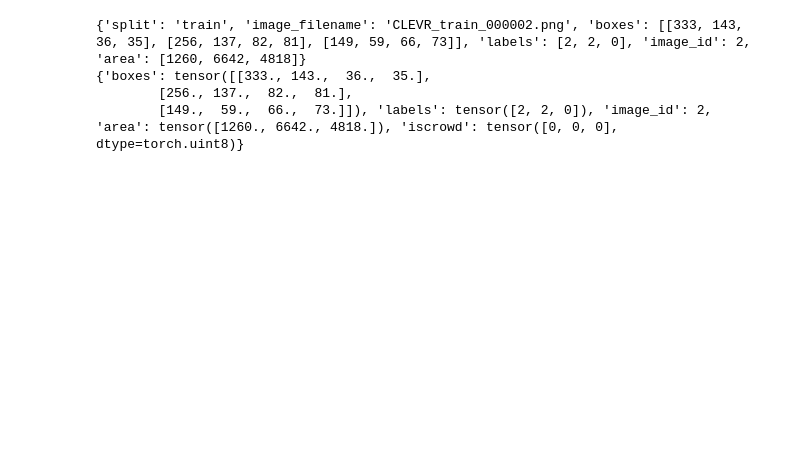
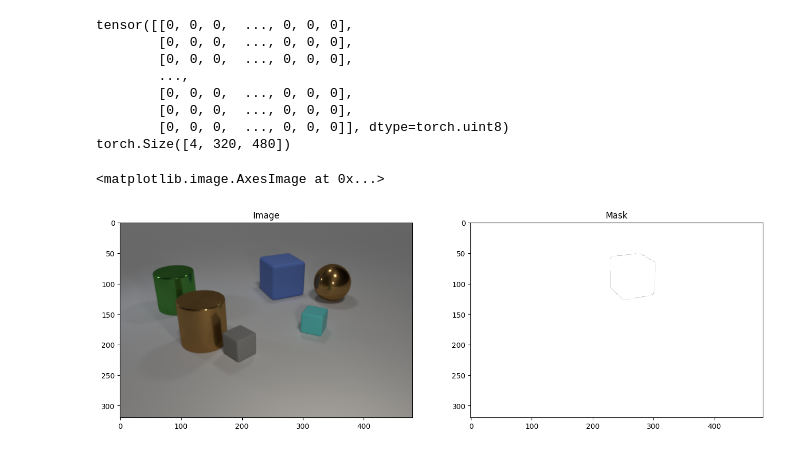
Before and after one commit to mary-martin/spatial-reasoning, a Jupyter notebook: image_processing/dataset_prep.ipynb, the cells around one changed output. Drawn from its saved outputs; the diff is of its cells as text; code cells hidden in the pictures; blank space fills up the shorter version.

```diff
--- a/image_processing/dataset_prep.ipynb
+++ b/image_processing/dataset_prep.ipynb
@@ -12,10 +14,16 @@ image_metadata = sorted(glob.glob(f"{metadata_dir}/*.json"))
 # %%
-clevr_test = CustomDataset(dataset_images, image_metadata)
-print(clevr_test.annotations[2])
-img, annotation = clevr_test.__getitem__(2)
-print(annotation)
+clevr_test = CustomDataset(image_dir, metadata_dir, mask_dir, transforms=None)
+# print(clevr_test.annotations[0])
+img, target = clevr_test.__getitem__(0)
+# print(annotation)
+print(target["masks"][0])
+print(img.shape)
 # %% [output]
-{'split': 'train', 'image_filename': 'CLEVR_train_000002.png', 'boxes': [[333, 143, 36, 35], [256, 137, 82, 81], [149, 59, 66, 73]], 'labels': [2, 2, 0], 'image_id': 2, 'area': [1260, 6642, 4818]}
-{'boxes': tensor([[333., 143.,  36.,  35.],
-        [256., 137.,  82.,  81.],
-        [149.,  59.,  66.,  73.]]), 'labels': tensor([2, 2, 0]), 'image_id': 2, 'area': tensor([1260., 6642., 4818.]), 'iscrowd': tensor([0, 0, 0], dtype=torch.uint8)}
+tensor([[0, 0, 0,  ..., 0, 0, 0],
+        [0, 0, 0,  ..., 0, 0, 0],
+        [0, 0, 0,  ..., 0, 0, 0],
+        ...,
+        [0, 0, 0,  ..., 0, 0, 0],
+        [0, 0, 0,  ..., 0, 0, 0],
+        [0, 0, 0,  ..., 0, 0, 0]], dtype=torch.uint8)
+torch.Size([4, 320, 480])
@@ -21,0 +36,13 @@ print(annotation)
+# %%
+image = read_image("/home/mary/Code/spatial-reasoning/custom_clevr/output/images/CLEVR_train_000000.png")
+mask = read_image("/home/mary/Code/spatial-reasoning/custom_clevr/output/masks/image_0/obj_mask_0.png")
+plt.figure(figsize=(16, 8))
+plt.subplot(121)
+plt.title("Image")
+plt.imshow(image.permute(1, 2, 0))
+plt.subplot(122)
+plt.title("Mask")
+plt.imshow(mask.permute(1, 2, 0))
+# %% [output]
+<matplotlib.image.AxesImage at 0x...>
+[figure, added]
```
Also changed, not shown: parts of 3 cells of this notebook, 1 other file.
